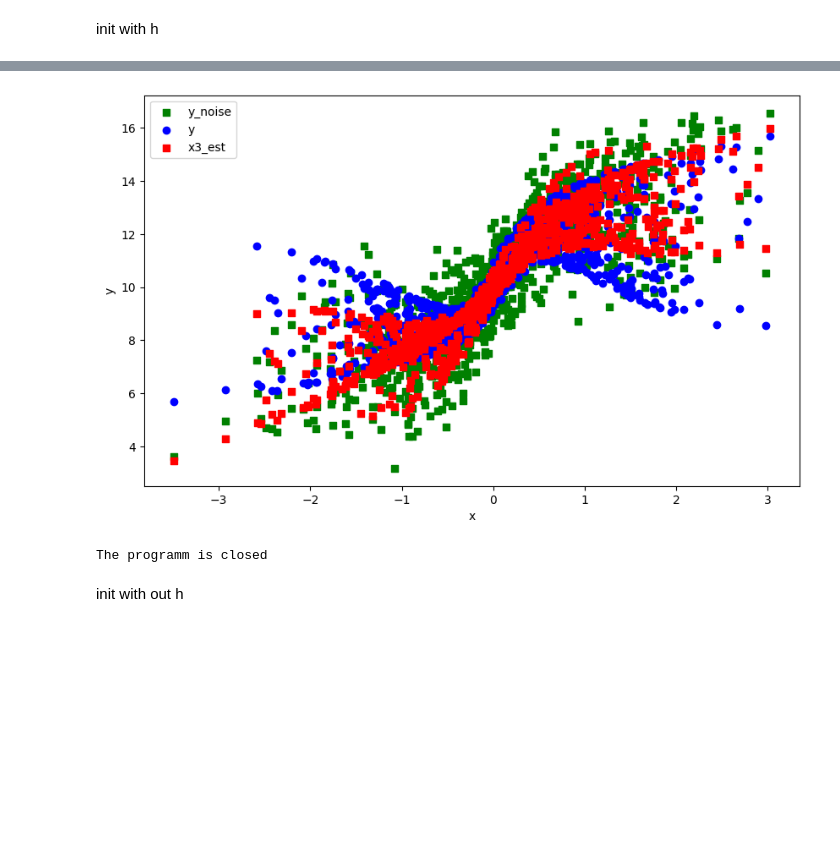
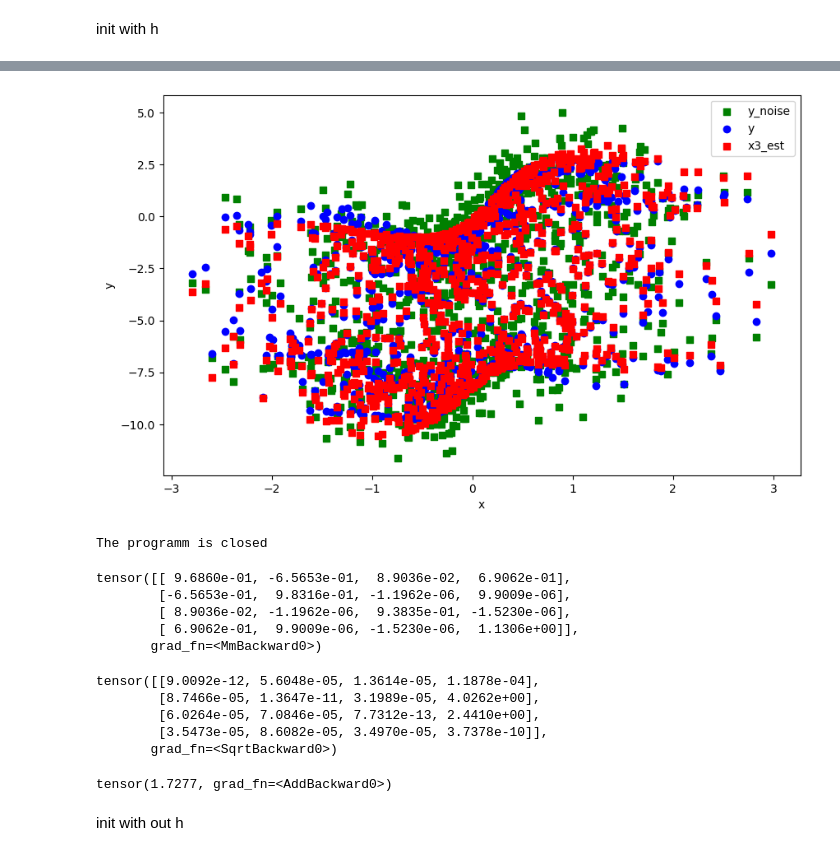
Before and after one commit to yurou-liang/ADMG, a Jupyter notebook: src/DagmaDCE/Test.ipynb, the cells around one changed output, grey strips where cells are left out. Saved outputs shown, nothing was run; the diff lists cells and outputs as text; code cells hidden in the pictures; blank space fills up the shorter version.

```diff
--- a/src/DagmaDCE/Test.ipynb
+++ b/src/DagmaDCE/Test.ipynb
@@ -3348,22 +3348,36 @@ dims=[d, 10, 1], bias=True, dtype=torch.double)
 model = nonlinear.DagmaNonlinear(
     eq_model, dtype=torch.double, use_mse_loss=True)
 
-W_est_dagma = model.fit(X_truth, lambda1=2e-2, lambda2=0.005,
-                        T=5, lr=2e-4, w_threshold=0.3, mu_init=1, warm_iter=70000, max_iter=80000)
+W_est_dagma_with_h = model.fit(X_truth, lambda1=2e-2, lambda2=0.005,
+                        T=1, lr=2e-4, w_threshold=0.3, mu_init=1, warm_iter=70000, max_iter=80000, consider_h=False)
 
 # Use DAGMA weights as initial weights for DAGMA-DCE
-fc1_weight_DAGMA = eq_model.fc1.weight
-fc1_bias_DAGMA = eq_model.fc1.bias
-fc2_weight_DAGMA = eq_model.fc2[0].weight
-fc2_bias_DAGMA = eq_model.fc2[0].bias
+fc1_weight_DAGMA_with_h = eq_model.fc1.weight
+fc1_bias_DAGMA_with_h = eq_model.fc1.bias
+fc2_weight_DAGMA_with_h = eq_model.fc2[0].weight
+fc2_bias_DAGMA_with_h= eq_model.fc2[0].bias
 
 eq_model = nonlinear_dce.DagmaMLP_DCE(
     dims=[d, 10, 1], bias=True)
 model = nonlinear_dce.DagmaDCE(eq_model, use_mle_loss=True)
-eq_model.fc1.weight = fc1_weight_DAGMA
-eq_model.fc1.bias = fc1_bias_DAGMA
-eq_model.fc2[0].weight = fc2_weight_DAGMA
-eq_model.fc2[0].bias = fc2_bias_DAGMA
+eq_model.fc1.weight = fc1_weight_DAGMA_with_h
+eq_model.fc1.bias = fc1_bias_DAGMA_with_h
+eq_model.fc2[0].weight = fc2_weight_DAGMA_with_h
+eq_model.fc2[0].bias = fc2_bias_DAGMA_with_h
 
-W_est_DAGMA, W2_DAGMA, x_est_DAGMA = model.fit(X_truth, lambda1=3.5e-2, lambda2=5e-3,
+W_est_DAGMA_with_h, W2_DAGMA_with_h, x_est_DAGMA_with_h = model.fit(X_truth, lambda1=3.5e-2, lambda2=5e-3,
                                 lr=2e-4, mu_factor=0.1, mu_init=1, T=5, warm_iter=7000, max_iter=8000)
+
+fc1_weight_DAGMA_with_h_end = eq_model.fc1.weight
+fc1_bias_DAGMA_with_h_end = eq_model.fc1.bias
+fc2_weight_DAGMA_with_h_end = eq_model.fc2[0].weight
+fc2_bias_DAGMA_with_h_end = eq_model.fc2[0].bias
+
+
+_, observed_derivs = eq_model.get_graph(X_truth)
+observed_derivs_mean_with_h = observed_derivs.mean(dim = 0)
+observed_hess_DAGMA_with_h = eq_model.exact_hessian_diag_avg(X_truth)
+Sigma_est_DAGMA_with_h = eq_model.get_Sigma()
+mle_loss_DAGMA_with_h = model.mle_loss(x_est_DAGMA_with_h, X_truth, Sigma_est_DAGMA_with_h)
+h_val_DAGMA_with_h = eq_model.h_func(W_est_DAGMA_with_h, W2_DAGMA_with_h)
+nonlinear_reg_DAGMA_with_h = eq_model.get_nonlinear_reg(observed_derivs_mean_with_h, observed_hess_DAGMA_with_h)
@@ -3576,16 +3384,36 @@ mu:  0.1
 # %%
 plt.figure(figsize=(10, 6))  # Optional: specifies the figure size
-plt.scatter(X_truth.detach().numpy()[:, 0], X_truth.detach().numpy()[:, 3]-X_truth.detach().numpy()[:, 2], label='y_noise', color='green', marker='s')
-plt.scatter(X_truth.detach().numpy()[:, 0], X.detach().numpy()[:, 3]-X.detach().numpy()[:, 2], label='y', color='blue', marker='o')
-plt.scatter(X_truth.detach().numpy()[:, 0], x_est_DAGMA.detach().numpy()[:, 3]-x_est_DAGMA.detach().numpy()[:, 2], label='x3_est', color='red', marker='s')
+plt.scatter(X_truth.detach().numpy()[:, 2], X_truth.detach().numpy()[:, 3], label='y_noise', color='green', marker='s')
+plt.scatter(X_truth.detach().numpy()[:, 2], X.detach().numpy()[:, 3], label='y', color='blue', marker='o')
+plt.scatter(X_truth.detach().numpy()[:, 2], x_est_DAGMA_with_h.detach().numpy()[:, 3], label='x3_est', color='red', marker='s')
 plt.xlabel('x')
 plt.ylabel('y')
 plt.legend()
 plt.show()
 print("The programm is closed")
 # %% [output]
-[figure, old version]
+[figure, new version]
 The programm is closed
+# %%
+Sigma_est_DAGMA_with_h
+# %% [output]
+tensor([[ 9.6860e-01, -6.5653e-01,  8.9036e-02,  6.9062e-01],
+        [-6.5653e-01,  9.8316e-01, -1.1962e-06,  9.9009e-06],
+        [ 8.9036e-02, -1.1962e-06,  9.3835e-01, -1.5230e-06],
+        [ 6.9062e-01,  9.9009e-06, -1.5230e-06,  1.1306e+00]],
+       grad_fn=<MmBackward0>)
+# %%
+W_est_DAGMA_with_h
+# %% [output]
+tensor([[9.0092e-12, 5.6048e-05, 1.3614e-05, 1.1878e-04],
+        [8.7466e-05, 1.3647e-11, 3.1989e-05, 4.0262e+00],
+        [6.0264e-05, 7.0846e-05, 7.7312e-13, 2.4410e+00],
+        [3.5473e-05, 8.6082e-05, 3.4970e-05, 3.7378e-10]],
+       grad_fn=<SqrtBackward0>)
+# %%
+mle_loss_DAGMA_with_h
+# %% [output]
+tensor(1.7277, grad_fn=<AddBackward0>)
 # %% [markdown]
 init with out h
 # %%
```
Also changed, not shown: parts of 5 cells of this notebook, 5 other files.
